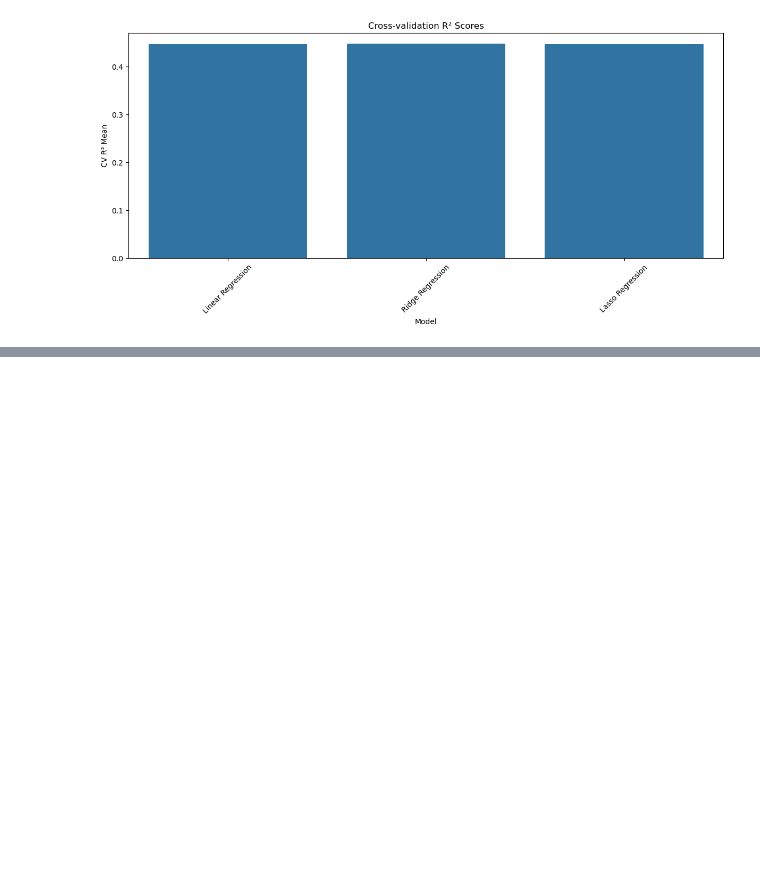
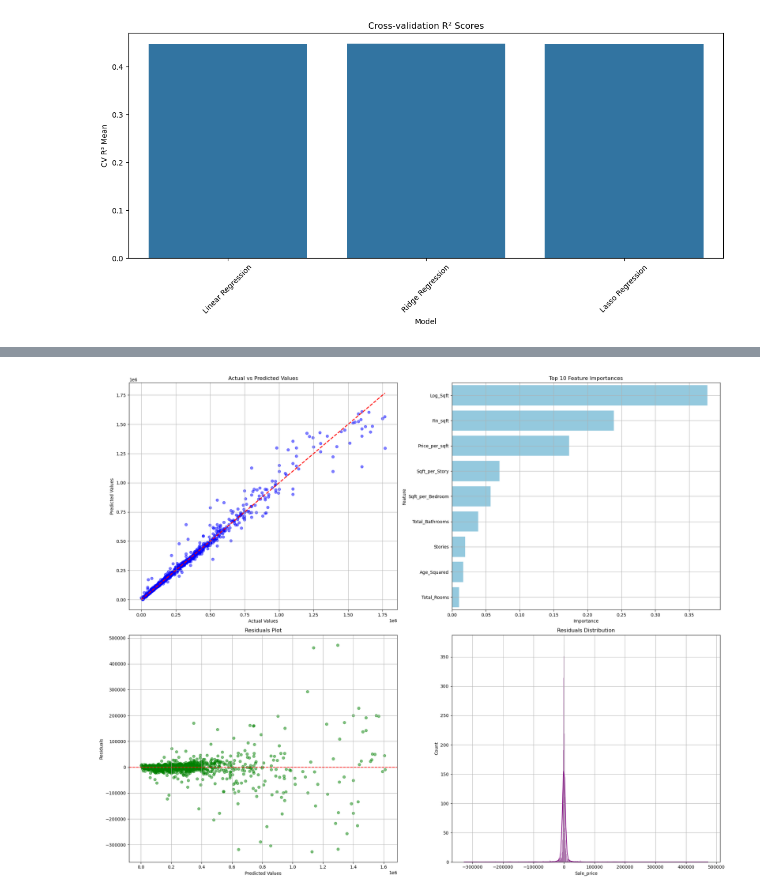
Before and after one commit to yourmom2101/bda-project, a Jupyter notebook: notebook.ipynb, the cells around one changed output, grey strips where cells are left out. Drawn from its saved outputs; the diff is of its cells as text; code cells hidden in the pictures; blank space fills up the shorter version.

Commit message:
Update model files, add plots, and update documentation

```diff
--- a/notebook.ipynb
+++ b/notebook.ipynb
@@ -611,0 +1411,40 @@ Training Random Forest...
+# %%
+# ... existing code ...
+
+# Create comprehensive visualizations
+plt.style.use('default')  # Use default matplotlib style
+fig, axes = plt.subplots(2, 2, figsize=(20, 16))
+
+# 1. Actual vs Predicted Values
+axes[0, 0].scatter(y_test, y_pred, alpha=0.5, color='blue')
+axes[0, 0].plot([y_test.min(), y_test.max()], [y_test.min(), y_test.max()], 'r--', lw=2)
+axes[0, 0].set_xlabel('Actual Values')
+axes[0, 0].set_ylabel('Predicted Values')
+axes[0, 0].set_title('Actual vs Predicted Values')
+axes[0, 0].grid(True)
+
+# 2. Feature Importance
+sns.barplot(x='Importance', y='Feature', data=feature_importance.head(10), ax=axes[0, 1], color='skyblue')
+axes[0, 1].set_title('Top 10 Feature Importances')
+axes[0, 1].grid(True)
+
+# 3. Residuals Plot
+residuals = y_test - y_pred
+axes[1, 0].scatter(y_pred, residuals, alpha=0.5, color='green')
+axes[1, 0].axhline(y=0, color='r', linestyle='--')
+axes[1, 0].set_xlabel('Predicted Values')
+axes[1, 0].set_ylabel('Residuals')
+axes[1, 0].set_title('Residuals Plot')
+axes[1, 0].grid(True)
+
+# 4. Residuals Distribution
+sns.histplot(residuals, kde=True, ax=axes[1, 1], color='purple')
+axes[1, 1].set_title('Residuals Distribution')
+axes[1, 1].grid(True)
+
+plt.tight_layout()
+plt.show()
+
+# ... rest of the existing code ...
+# %% [output]
+[figure, added]
```
Also changed, not shown: parts of 10 cells of this notebook, 23 other files.
